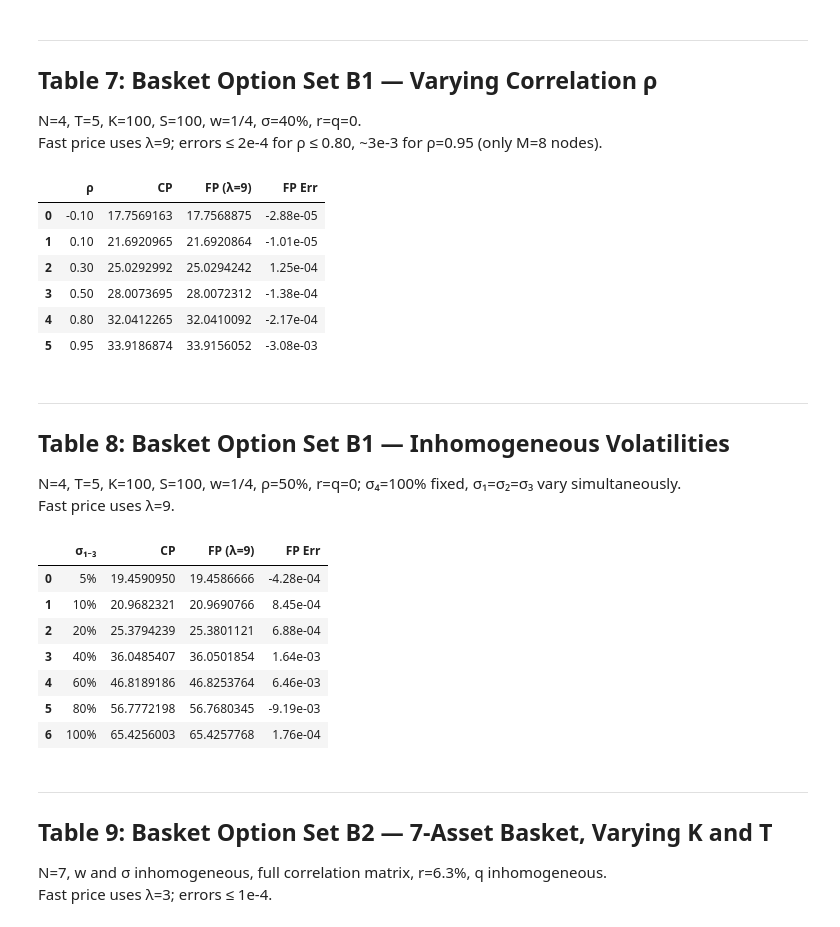
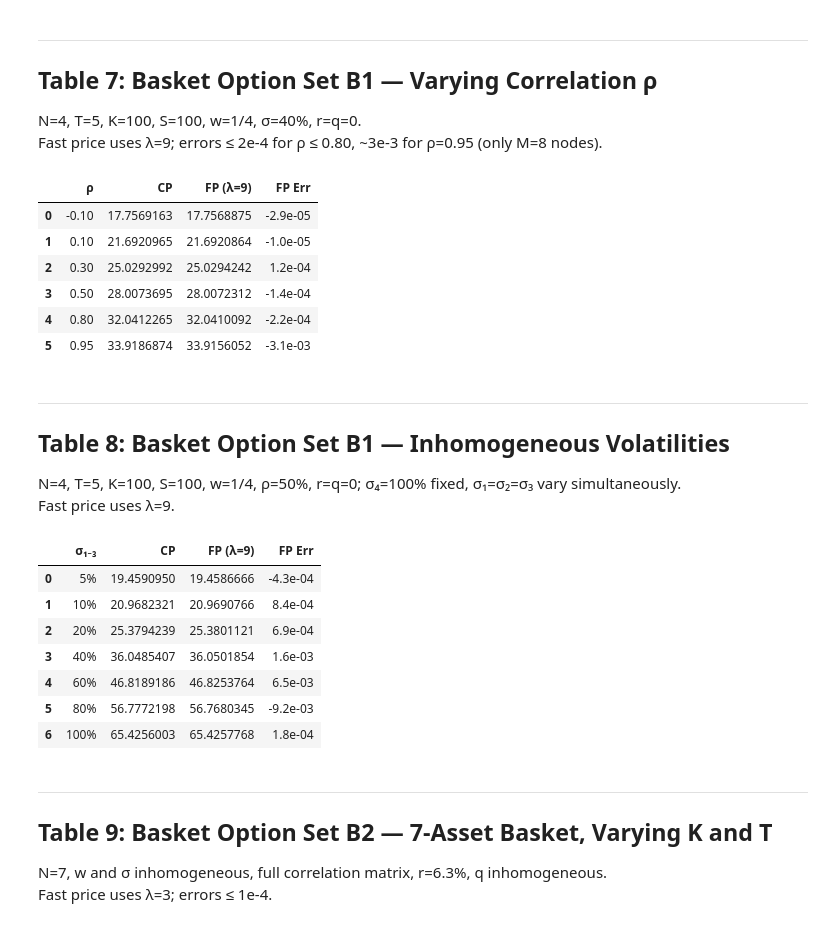
Before and after one commit to PyFE/PyfengForPapers, a Jupyter notebook: ipynb/Choi2018-JFM-SumBSM.ipynb, the cells around one changed output. Drawn from its saved outputs; the diff is of its cells as text; code cells hidden in the pictures.

```diff
--- a/ipynb/Choi2018-JFM-SumBSM.ipynb
+++ b/ipynb/Choi2018-JFM-SumBSM.ipynb
@@ -171,15 +171,15 @@ for rho in rhos_B1:
 fp7 = np.array(fp7)
 
 df7 = pd.DataFrame({'ρ': rhos_B1, 'CP': cp7, 'FP (λ=9)': fp7, 'FP Err': fp7 - cp7})
-df7.style.format({'ρ': '{:.2f}', 'CP': '{:.7f}', 'FP (λ=9)': '{:.7f}', 'FP Err': '{:.2e}'})
+df7.style.format({'ρ': '{:.2f}', 'CP': '{:.7f}', 'FP (λ=9)': '{:.7f}', 'FP Err': '{:.1e}'})
 # %% [output]
 |  | ρ | CP | FP (λ=9) | FP Err |
-| 0 | -0.10 | 17.7569163 | 17.7568875 | -2.88e-05 |
-| 1 | 0.10 | 21.6920965 | 21.6920864 | -1.01e-05 |
-| 2 | 0.30 | 25.0292992 | 25.0294242 | 1.25e-04 |
-| 3 | 0.50 | 28.0073695 | 28.0072312 | -1.38e-04 |
-| 4 | 0.80 | 32.0412265 | 32.0410092 | -2.17e-04 |
-| 5 | 0.95 | 33.9186874 | 33.9156052 | -3.08e-03 |
+| 0 | -0.10 | 17.7569163 | 17.7568875 | -2.9e-05 |
+| 1 | 0.10 | 21.6920965 | 21.6920864 | -1.0e-05 |
+| 2 | 0.30 | 25.0292992 | 25.0294242 | 1.2e-04 |
+| 3 | 0.50 | 28.0073695 | 28.0072312 | -1.4e-04 |
+| 4 | 0.80 | 32.0412265 | 32.0410092 | -2.2e-04 |
+| 5 | 0.95 | 33.9186874 | 33.9156052 | -3.1e-03 |
 # %% [markdown]
 ---
 ## Table 8: Basket Option Set B1 — Inhomogeneous Volatilities
@@ -188,30 +188,30 @@ Fast price uses λ=9.
 # %%
 sigma123_vals = [0.05, 0.10, 0.20, 0.40, 0.60, 0.80, 1.00]
 
 # CP from paper (Table 8)
 cp8 = np.array([19.4590950, 20.9682321, 25.3794239, 36.0485407,
                 46.8189186, 56.7772198, 65.4256003])
 
 fp8, sigma_labels = [], []
 for s in sigma123_vals:
     sig = np.array([s, s, s, 1.00])   # σ₄ = 100% fixed
     m = pf.BsmBasketChoi2018(sig, rho=0.5)
     m.set_num_params(lam=9)
     fp8.append(m.price(100.0, spot_B1, texp_B1))
     sigma_labels.append(f'{int(s*100)}%')
 fp8 = np.array(fp8)
 
 df8 = pd.DataFrame({'σ₁₋₃': sigma_labels, 'CP': cp8, 'FP (λ=9)': fp8, 'FP Err': fp8 - cp8})
-df8.style.format({'CP': '{:.7f}', 'FP (λ=9)': '{:.7f}', 'FP Err': '{:.2e}'})
+df8.style.format({'CP': '{:.7f}', 'FP (λ=9)': '{:.7f}', 'FP Err': '{:.1e}'})
 # %% [output]
 |  | σ₁₋₃ | CP | FP (λ=9) | FP Err |
-| 0 | 5% | 19.4590950 | 19.4586666 | -4.28e-04 |
-| 1 | 10% | 20.9682321 | 20.9690766 | 8.45e-04 |
-| 2 | 20% | 25.3794239 | 25.3801121 | 6.88e-04 |
-| 3 | 40% | 36.0485407 | 36.0501854 | 1.64e-03 |
-| 4 | 60% | 46.8189186 | 46.8253764 | 6.46e-03 |
-| 5 | 80% | 56.7772198 | 56.7680345 | -9.19e-03 |
-| 6 | 100% | 65.4256003 | 65.4257768 | 1.76e-04 |
+| 0 | 5% | 19.4590950 | 19.4586666 | -4.3e-04 |
+| 1 | 10% | 20.9682321 | 20.9690766 | 8.4e-04 |
+| 2 | 20% | 25.3794239 | 25.3801121 | 6.9e-04 |
+| 3 | 40% | 36.0485407 | 36.0501854 | 1.6e-03 |
+| 4 | 60% | 46.8189186 | 46.8253764 | 6.5e-03 |
+| 5 | 80% | 56.7772198 | 56.7680345 | -9.2e-03 |
+| 6 | 100% | 65.4256003 | 65.4257768 | 1.8e-04 |
 # %% [markdown]
 ---
 ## Table 9: Basket Option Set B2 — 7-Asset Basket, Varying K and T
```
Also changed, not shown: parts of 4 cells of this notebook.
